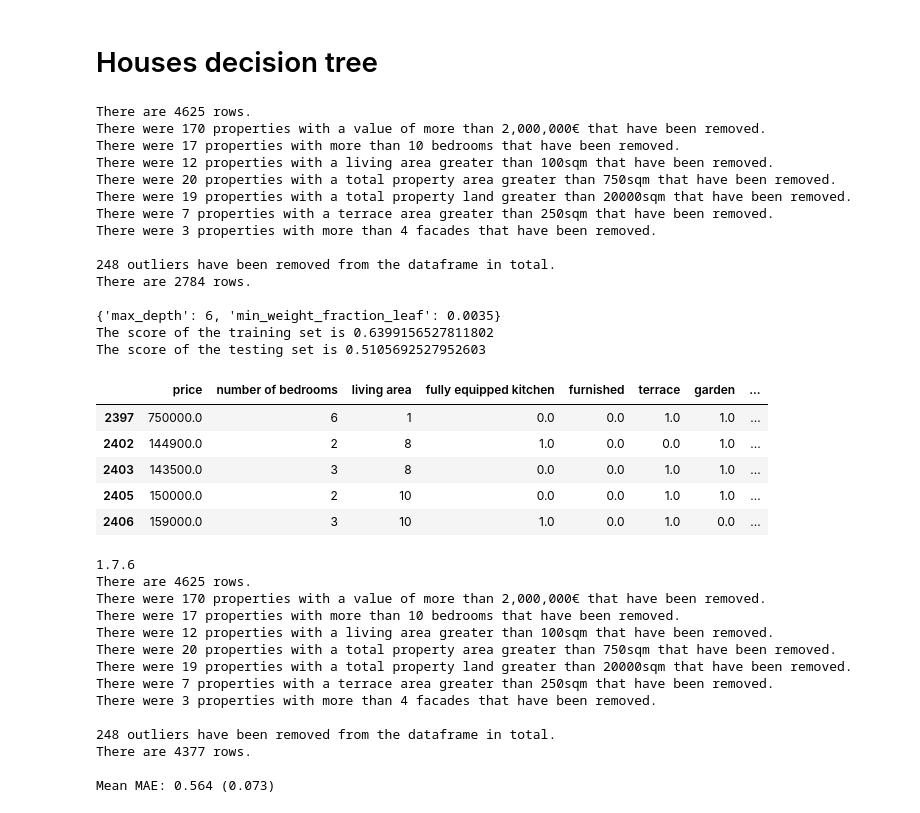
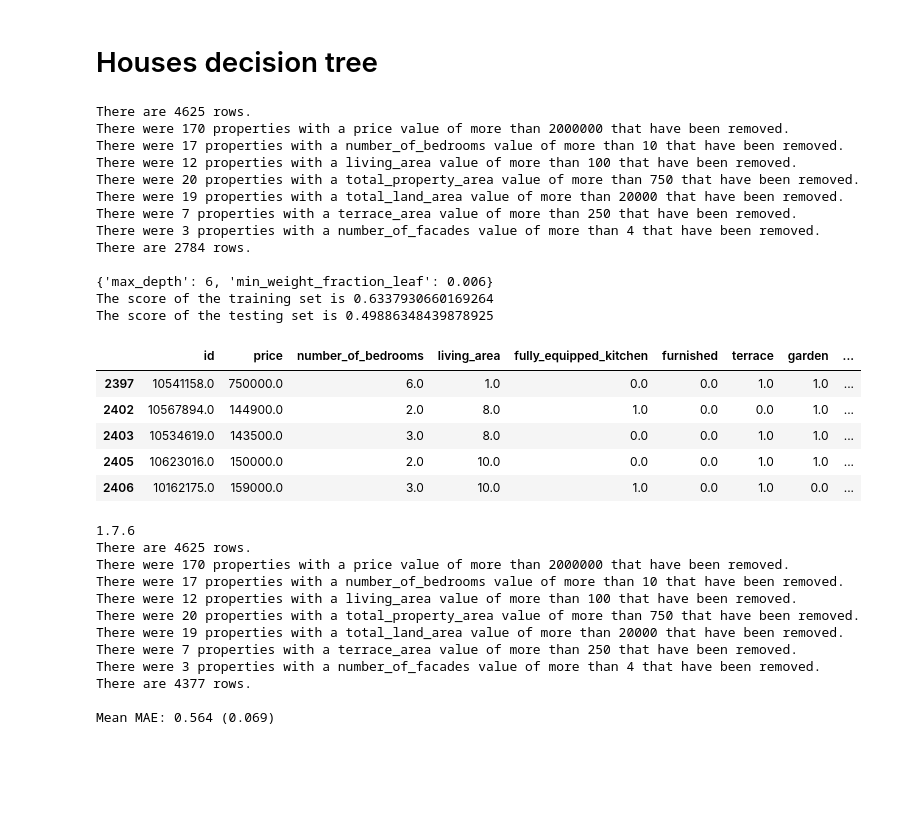
Before and after one commit to ghollingdale/PropertyAnalysisBE, a Jupyter notebook: model-building/3_data_modeling_houses_nonlinear.ipynb, the cells around one changed output. Drawn from its saved outputs; the diff is of its cells as text; code cells hidden in the pictures; blank space fills up the shorter version.

```diff
--- a/model-building/3_Data_modeling_houses.ipynb
+++ b/model-building/3_data_modeling_houses_nonlinear.ipynb
@@ -10,8 +10,7 @@ import sklearn
 import sys
 sys.path.insert(0, '../')
 import src.cleanup as cleanup
-import src.cleanupoutliers as cleanoutliers
-properties = pd.read_csv('..\data\cleaned_output_2.csv', skip_blank_lines=True)
+properties = pd.read_csv('..\data\cleaned_output_modeling.csv', skip_blank_lines=True)
 # %% [output]
 The autoreload extension is already loaded. To reload it, use:
   %reload_ext autoreload
@@ -83,66 +78,64 @@ from sklearn.metrics import mean_squared_error
 
 
 # Define houses df & subsets
-houses = properties[properties['type of property'] == 'HOUSE']
+houses = properties[properties['type_of_property'] == 'HOUSE']
 print("There are", houses.shape[0], "rows.")
-houses = cleanoutliers.clean_outliers(houses)
-houses = cleanup.drop_column(houses, ['type of property', 'subtype of property', 'province', 'locality', 'postalCode'])
-houses = cleanup.drop_column(houses, ['garden area', 'terrace area','number of facades','open fire'])
-houses = houses[houses['living area'] != 0]
+houses = cleanup.clean_outliers(houses)
+houses = cleanup.drop_column(houses, ['type_of_property', 'subtype_of_property', 'province', 'locality', 'postalCode'])
+houses = cleanup.drop_column(houses, ['garden_area', 'terrace_area','number_of_facades','open_fire'])
+houses = houses[houses['living_area'] != 0]
 
 print("There are", houses.shape[0], "rows.\n")
 X = cleanup.drop_column(houses, 'price').to_numpy()
 y = houses['price'].to_numpy()
 
 #Split data
 X_train, X_test, y_train, y_test = train_test_split(X, y, test_size=0.25)
 
 
 # With GridsearchCV
 from sklearn.model_selection import GridSearchCV
 regressor = DecisionTreeRegressor()
 params = {'max_depth': [ 4, 6, 8, 10, 12], 'min_weight_fraction_leaf': [0.002, 0.003, 0.0035, 0.004, 0.0045, 0.006]}
 grid_search = GridSearchCV(regressor, params, cv=10)
 grid_search.fit(X_train, y_train)
 best_params = grid_search.best_params_
 regressor = DecisionTreeRegressor(max_depth=best_params['max_depth'], min_weight_fraction_leaf=best_params['min_weight_fraction_leaf'])
 print(best_params)
 regressor.fit(X_train, y_train)
 print("The score of the training set is", regressor.score(X_train, y_train))
 print("The score of the testing set is", regressor.score(X_test, y_test))
 houses.head()
 # %% [output]
 There are 4625 rows.
-There were 170 properties with a value of more than 2,000,000€ that have been removed.
-There were 17 properties with more than 10 bedrooms that have been removed.
-There were 12 properties with a living area greater than 100sqm that have been removed.
-There were 20 properties with a total property area greater than 750sqm that have been removed.
-There were 19 properties with a total property land greater than 20000sqm that have been removed.
-There were 7 properties with a terrace area greater than 250sqm that have been removed.
-There were 3 properties with more than 4 facades that have been removed.
-
-248 outliers have been removed from the dataframe in total.
+There were 170 properties with a price value of more than 2000000 that have been removed.
+There were 17 properties with a number_of_bedrooms value of more than 10 that have been removed.
+There were 12 properties with a living_area value of more than 100 that have been removed.
+There were 20 properties with a total_property_area value of more than 750 that have been removed.
+There were 19 properties with a total_land_area value of more than 20000 that have been removed.
+There were 7 properties with a terrace_area value of more than 250 that have been removed.
+There were 3 properties with a number_of_facades value of more than 4 that have been removed.
 There are 2784 rows.
 
-{'max_depth': 6, 'min_weight_fraction_leaf': 0.0035}
-The score of the training set is 0.6399156527811802
-The score of the testing set is 0.5105692527952603
+{'max_depth': 6, 'min_weight_fraction_leaf': 0.006}
+The score of the training set is 0.6337930660169264
+The score of the testing set is 0.49886348439878925
-|  | price | number of bedrooms | living area | fully equipped kitchen | furnished | terrace | garden | ... |
-| 2397 | 750000.0 | 6 | 1 | 0.0 | 0.0 | 1.0 | 1.0 | ... |
-| 2402 | 144900.0 | 2 | 8 | 1.0 | 0.0 | 0.0 | 1.0 | ... |
-| 2403 | 143500.0 | 3 | 8 | 0.0 | 0.0 | 1.0 | 1.0 | ... |
-| 2405 | 150000.0 | 2 | 10 | 0.0 | 0.0 | 1.0 | 1.0 | ... |
-| 2406 | 159000.0 | 3 | 10 | 1.0 | 0.0 | 1.0 | 0.0 | ... |
+|  | id | price | number_of_bedrooms | living_area | fully_equipped_kitchen | furnished | terrace | garden | ... |
+| 2397 | 10541158.0 | 750000.0 | 6.0 | 1.0 | 0.0 | 0.0 | 1.0 | 1.0 | ... |
+| 2402 | 10567894.0 | 144900.0 | 2.0 | 8.0 | 1.0 | 0.0 | 0.0 | 1.0 | ... |
+| 2403 | 10534619.0 | 143500.0 | 3.0 | 8.0 | 0.0 | 0.0 | 1.0 | 1.0 | ... |
+| 2405 | 10623016.0 | 150000.0 | 2.0 | 10.0 | 0.0 | 0.0 | 1.0 | 1.0 | ... |
+| 2406 | 10162175.0 | 159000.0 | 3.0 | 10.0 | 1.0 | 0.0 | 1.0 | 0.0 | ... |
 # %%
 import xgboost
 print(xgboost.__version__)
 
 # Define houses df & subsets
-houses = properties[properties['type of property'] == 'HOUSE']
+houses = properties[properties['type_of_property'] == 'HOUSE']
 print("There are", houses.shape[0], "rows.")
-houses = cleanoutliers.clean_outliers(houses)
-houses = cleanup.drop_column(houses, ['type of property', 'subtype of property', 'province', 'locality', 'postalCode'])
-houses = cleanup.drop_column(houses, ['garden area', 'terrace area','living area'])
+houses = cleanup.clean_outliers(houses)
+houses = cleanup.drop_column(houses, ['type_of_property', 'subtype_of_property', 'province', 'locality', 'postalCode'])
+houses = cleanup.drop_column(houses, ['garden_area', 'terrace_area', 'living_area'])
 #houses = houses[houses['living area'] != 0]
 print("There are", houses.shape[0], "rows.\n")
 X = cleanup.drop_column(houses, 'price').to_numpy()
@@ -161,15 +154,13 @@ print('Mean MAE: %.3f (%.3f)' % (scores.mean(), scores.std()))
 # %% [output]
 1.7.6
 There are 4625 rows.
-There were 170 properties with a value of more than 2,000,000€ that have been removed.
-There were 17 properties with more than 10 bedrooms that have been removed.
-There were 12 properties with a living area greater than 100sqm that have been removed.
-There were 20 properties with a total property area greater than 750sqm that have been removed.
-There were 19 properties with a total property land greater than 20000sqm that have been removed.
-There were 7 properties with a terrace area greater than 250sqm that have been removed.
-There were 3 properties with more than 4 facades that have been removed.
-
-248 outliers have been removed from the dataframe in total.
+There were 170 properties with a price value of more than 2000000 that have been removed.
+There were 17 properties with a number_of_bedrooms value of more than 10 that have been removed.
+There were 12 properties with a living_area value of more than 100 that have been removed.
+There were 20 properties with a total_property_area value of more than 750 that have been removed.
+There were 19 properties with a total_land_area value of more than 20000 that have been removed.
+There were 7 properties with a terrace_area value of more than 250 that have been removed.
+There were 3 properties with a number_of_facades value of more than 4 that have been removed.
 There are 4377 rows.
 
-Mean MAE: 0.564 (0.073)
+Mean MAE: 0.564 (0.069)
```
Also changed, not shown: parts of 3 cells of this notebook, 12 other files.
